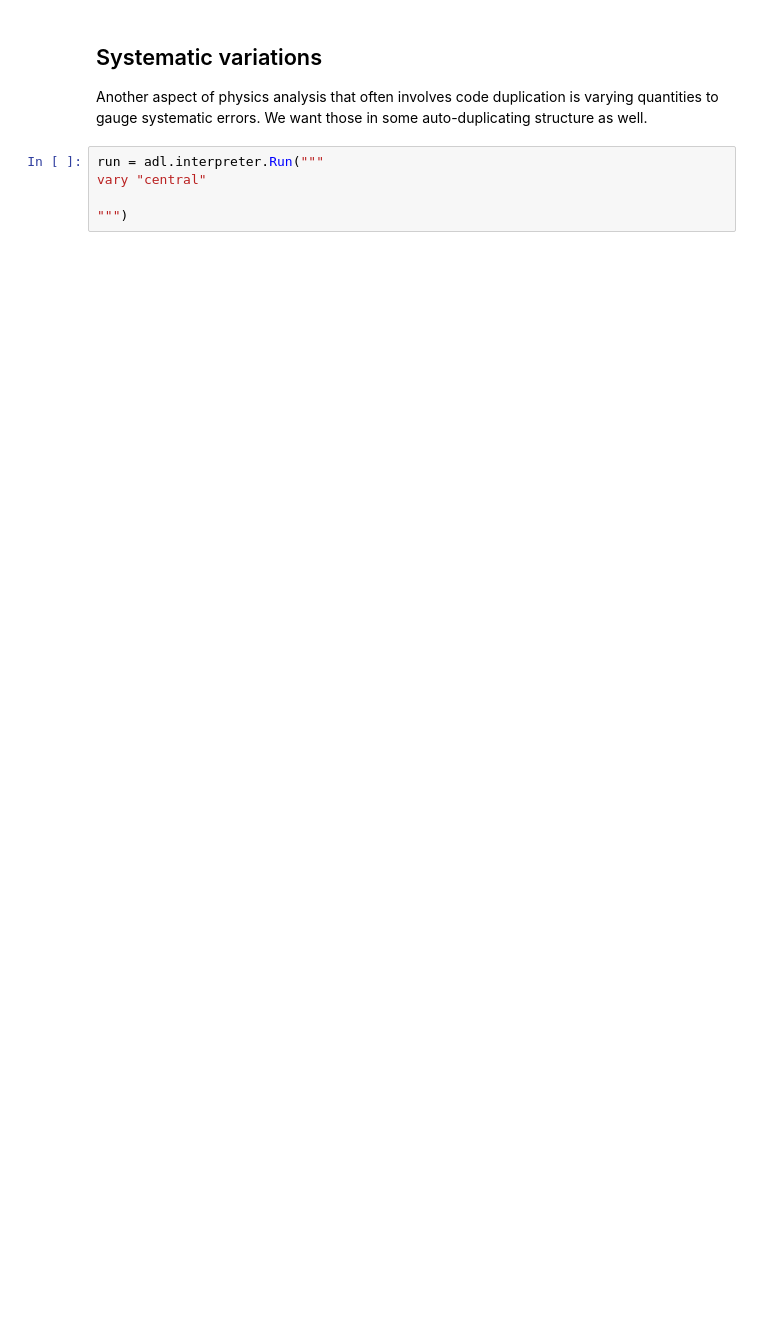
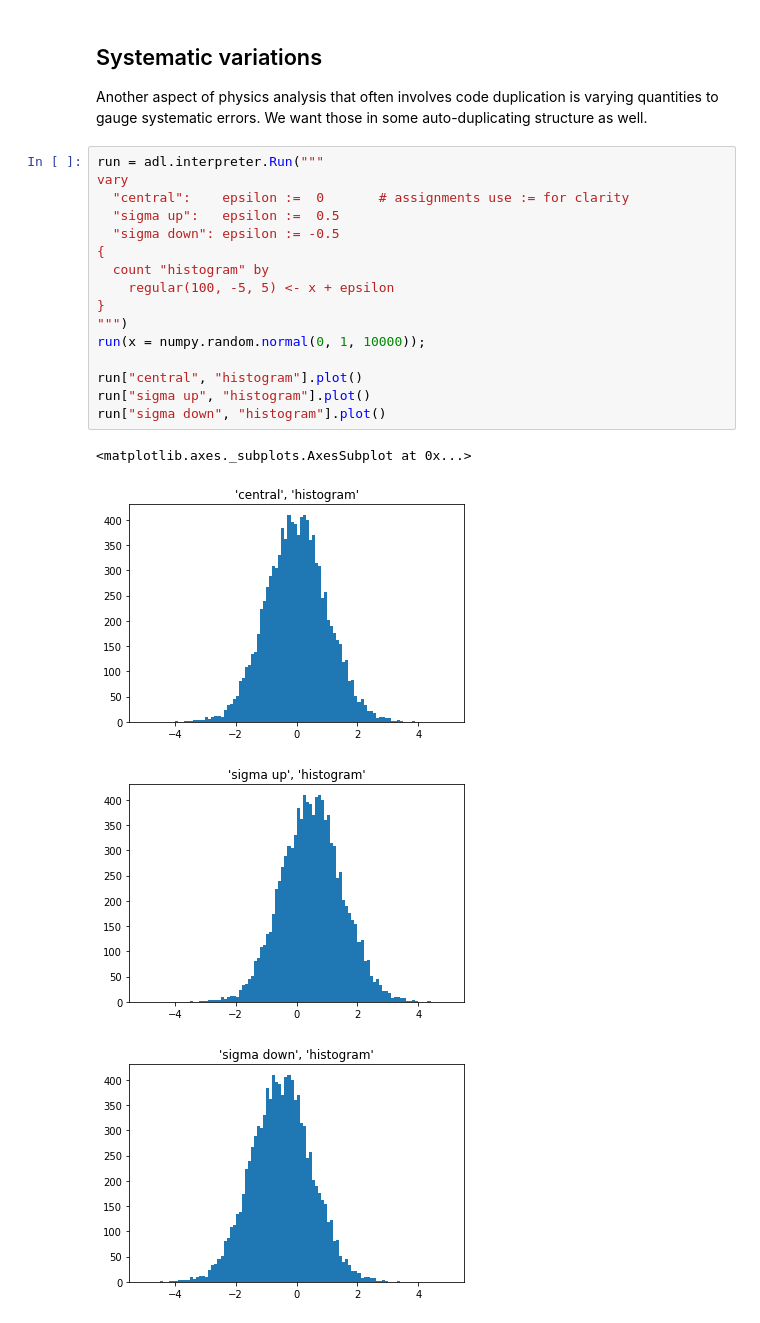
Before and after one commit to jpivarski/analysis-description-language, a Jupyter notebook: binder/demo.ipynb, the cells around one changed output. Cells and saved outputs as stored; diff of their text form; blank space fills up the shorter version.

```diff
--- a/binder/demo.ipynb
+++ b/binder/demo.ipynb
@@ -261,8 +261,24 @@ for i in range(-1, 6):
 ## Systematic variations
 
 Another aspect of physics analysis that often involves code duplication is varying quantities to gauge systematic errors. We want those in some auto-duplicating structure as well.
-# %%
-run = adl.interpreter.Run("""
-vary "central"
-
-""")
+# %%
+run = adl.interpreter.Run("""
+vary
+  "central":    epsilon :=  0       # assignments use := for clarity
+  "sigma up":   epsilon :=  0.5
+  "sigma down": epsilon := -0.5
+{
+  count "histogram" by
+    regular(100, -5, 5) <- x + epsilon
+}
+""")
+run(x = numpy.random.normal(0, 1, 10000));
+
+run["central", "histogram"].plot()
+run["sigma up", "histogram"].plot()
+run["sigma down", "histogram"].plot()
+# %% [output]
+<matplotlib.axes._subplots.AxesSubplot at 0x...>
+[figure, added]
+[figure, added]
+[figure, added]
```
Also changed, not shown: parts of 10 cells of this notebook, 1 other file.
